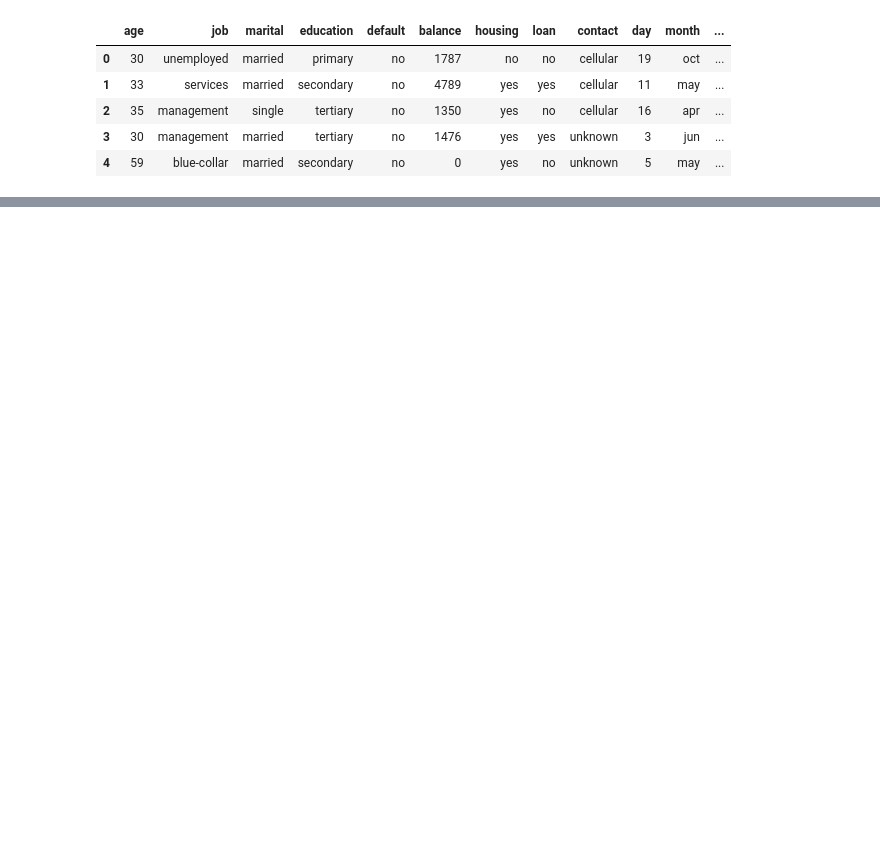
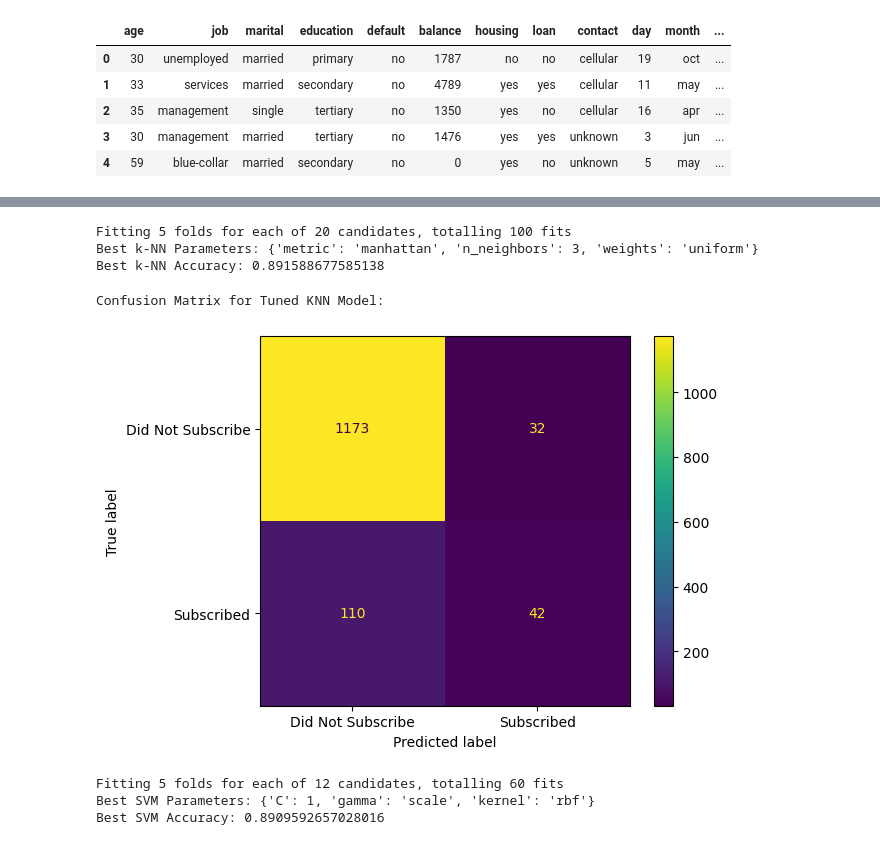
Before and after one commit to MrPrabhathPeri/Term-Subscription-Prediction-Bank-Dataset, a Jupyter notebook: Marketing_Campaigns_of_Portuguese_Bank.ipynb, the cells around one changed output, grey strips where cells are left out. Cells and saved outputs as stored; diff of their text form; code cells hidden in the pictures; blank space fills up the shorter version.

```diff
--- a/Marketing_Campaigns_of_Portuguese_Bank.ipynb
+++ b/Marketing_Campaigns_of_Portuguese_Bank.ipynb
@@ -77,0 +78,54 @@ GBM Accuracy: 0.8960943257184967
+# %%
+# 1. Define the model and parameters
+model_knn = KNeighborsClassifier()
+param_grid_knn = {
+    'n_neighbors': [3, 5, 7, 9, 11],
+    'weights': ['uniform', 'distance'],
+    'metric': ['euclidean', 'manhattan']
+}
+
+# 2. Set up and run the grid search
+grid_knn = GridSearchCV(estimator=model_knn, param_grid=param_grid_knn, cv=5, n_jobs=-1, verbose=2)
+grid_knn.fit(X_train, y_train)
+y_pred_tuned_knn = grid_knn.predict(X_test)
+# 3. Print the best findings
+print("Best k-NN Parameters:", grid_knn.best_params_)
+print("Best k-NN Accuracy:", grid_knn.best_score_)
+# %% [output]
+Fitting 5 folds for each of 20 candidates, totalling 100 fits
+Best k-NN Parameters: {'metric': 'manhattan', 'n_neighbors': 3, 'weights': 'uniform'}
+Best k-NN Accuracy: 0.891588677585138
+# %%
+# Calculate the confusion matrix
+cm = confusion_matrix(y_test, y_pred_tuned_knn)
+
+# For a better view, display it graphically
+disp = ConfusionMatrixDisplay(confusion_matrix=cm, display_labels=['Did Not Subscribe', 'Subscribed'])
+
+print("Confusion Matrix for Tuned KNN Model:")
+disp.plot()
+plt.show()
+# %% [output]
+Confusion Matrix for Tuned KNN Model:
+[figure, added]
+# %%
+# 1. Define the model and parameters
+model_svm = SVC()
+param_grid_svm = {
+    'C': [0.1, 1, 10],
+    'kernel': ['linear', 'rbf'],
+    'gamma': ['scale', 'auto'] # gamma is only for rbf kernel
+}
+
+# 2. Set up and run the grid search
+grid_svm = GridSearchCV(estimator=model_svm, param_grid=param_grid_svm, cv=5, n_jobs=-1, verbose=2)
+grid_svm.fit(X_train, y_train)
+y_pred_tuned_svm = grid_svm.predict(X_test)
+
+# 3. Print the best findings
+print("Best SVM Parameters:", grid_svm.best_params_)
+print("Best SVM Accuracy:", grid_svm.best_score_)
+# %% [output]
+Fitting 5 folds for each of 12 candidates, totalling 60 fits
+Best SVM Parameters: {'C': 1, 'gamma': 'scale', 'kernel': 'rbf'}
+Best SVM Accuracy: 0.8909592657028016
```
Also changed, not shown: parts of 18 cells of this notebook.
